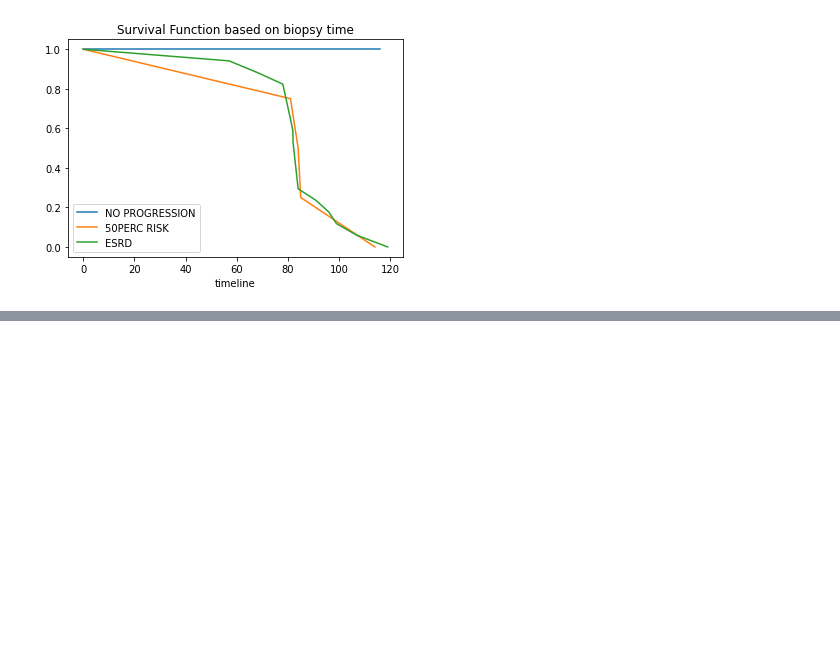
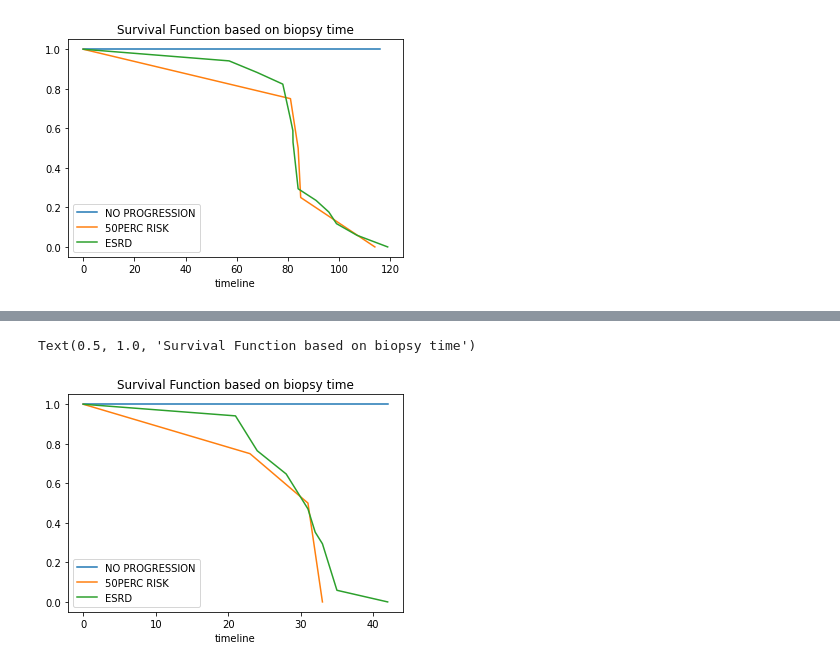
Before and after one commit to ibe-abu-chi/EXCEL-WORK, a Jupyter notebook: Copy_of_CKD_ANALYSIS.ipynb, the cells around one changed output, grey strips where cells are left out. Cells and saved outputs as stored; diff of their text form; code cells hidden in the pictures; blank space fills up the shorter version.

```diff
--- a/Copy_of_CKD_ANALYSIS.ipynb
+++ b/Copy_of_CKD_ANALYSIS.ipynb
@@ -955,0 +997,26 @@ Text(0.5, 1.0, 'Survival Function based on biopsy time')
+# %%
+# Define the low and high satisfaction
+High = (df2.OUTCOME_d == 2)
+
+Med  = (df2.OUTCOME_d == 1)
+
+Low = (df2.OUTCOME_d == 0)
+
+# Plot the survival function
+ax = plt.subplot()
+
+kmf = KaplanMeierFitter()
+kmf.fit(durations=df2[Low].B_ALBUMIN,
+event_observed=df2[Low].OUTCOME_d, label='NO PROGRESSION')
+kmf.survival_function_.plot(ax=ax)
+
+kmf.fit(durations=df2[Med].B_ALBUMIN, event_observed=df2[Med].OUTCOME_d, label='50PERC RISK')
+kmf.survival_function_.plot(ax=ax)
+
+kmf.fit(durations=df2[High].B_ALBUMIN, event_observed=df2[High].OUTCOME_d, label='ESRD')
+kmf.survival_function_.plot(ax=ax)
+
+plt.title('Survival Function based on biopsy time')
+# %% [output]
+Text(0.5, 1.0, 'Survival Function based on biopsy time')
+[figure, added]
```
Also changed, not shown: parts of 10 cells of this notebook.
